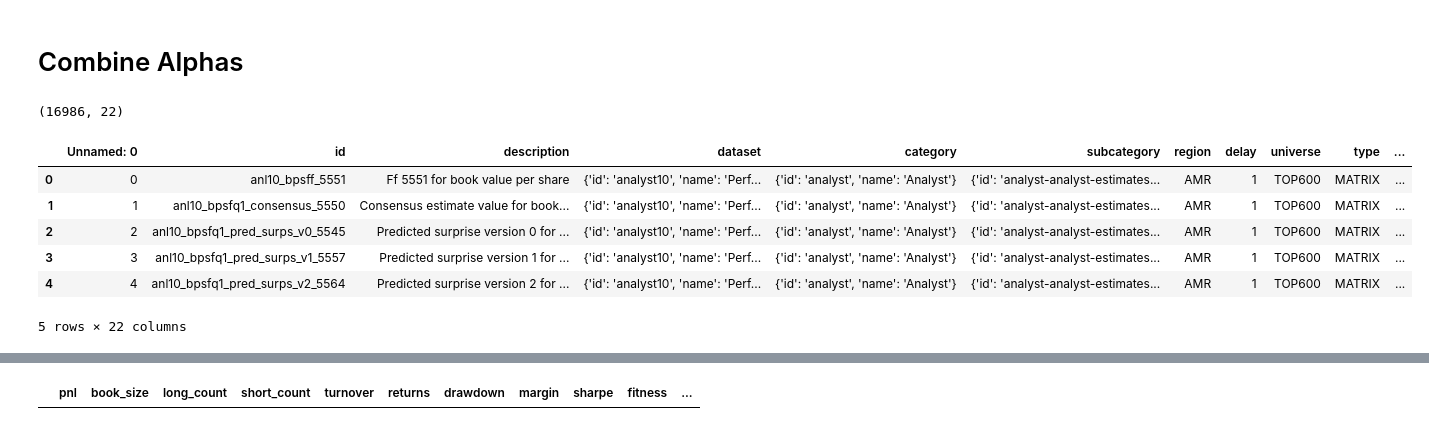
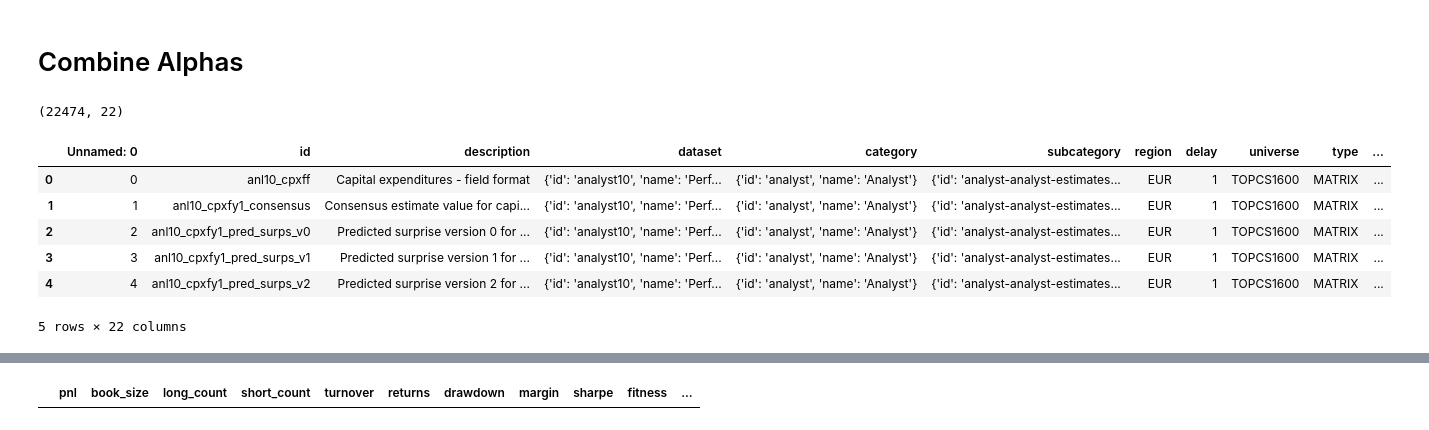
Before and after one commit to xuantianfengwu/my_wq_brain, a Jupyter notebook: ACE API [Gold]/my_backfill.ipynb, the cells around one changed output, grey strips where cells are left out. Cells and saved outputs as stored; diff of their text form; code cells hidden in the pictures.

```diff
--- a/ACE API [Gold]/my_backfill.ipynb
+++ b/ACE API [Gold]/my_backfill.ipynb
@@ -213,16 +254,23 @@ cat_df
 # %%
 # region = 'EUR'
 # region = 'CHN'
-region = 'GLB'
+# region = 'GLB'
+# region = 'ASI'
+# region = 'USA'
+region = 'IND'
 
 # universe = 'TOPCS1600'
 # universe = 'TOP2000U'
-universe='TOP3000'
+# universe='TOP3000'
+# universe = 'MINVOL1M'
+# universe = 'TOPSP500'
+universe = 'TOP500'
 
 # neutral = 'COUNTRY'
 # neutral = 'MARKET'
-# neutral = 'REVERSION_AND_MOMENTUM'
-neutral = 'SLOW'
+# neutral = 'INDUSTRY'
+neutral = 'REVERSION_AND_MOMENTUM'
+# neutral = 'SLOW'
 # neutral = 'FAST'
 # neutral = 'SLOW_AND_FAST'
 # neutral = 'CROWDING'
@@ -238,16 +286,15 @@ params = {
 }
 doc = f'{region}{universe}/{neutral}'
 
-
 # delay = 'D0'
 delay = 'D1'
 
-type = 'matrix_rank'
+# type = 'matrix_rank'
 # type = 'matrix_rank_delta5'
 # type = 'matrix_rank_delta60'
 # type = 'matrix_rank_backfill5'
 
-# type = 'vector_rank'
+type = 'vector_rank'
 # type = 'vector_rank_delta5'
 # type = 'vector_rank_delta60'
 # type = 'vector_rank_backfill5'
@@ -423,22 +477,20 @@ for f in os.listdir(f'../backfill/{doc}'):
 # %%
 import pandas as pd
 factor_files = [
-    # '../backfill/IND/[matrix]field_df_IND_TOP500_delay1.csv',
-    # '../backfill/IND/[vector]field_df_IND_TOP500_delay1.csv',
-    '../backfill/AMR/[field_df]AMR_TOP600_matrix_delay1.csv',
-    '../backfill/AMR/[field_df]AMR_TOP600_vector_delay1.csv'
+    '../backfill/EURTOPCS1600/[field_df]EUR_TOPCS1600_matrix_delay1.csv',
+    '../backfill/EURTOPCS1600/[field_df]EUR_TOPCS1600_vector_delay1.csv',
 ]
 factor_df = pd.concat([ pd.read_csv(f) for f in factor_files ])
 print(factor_df.shape)
 factor_df.head()
 # %% [output]
-(16986, 22)
+(22474, 22)
 |  | Unnamed: 0 | id | description | dataset | category | subcategory | region | delay | universe | type | ... |
-| 0 | 0 | anl10_bpsff_5551 | Ff 5551 for book value per share | {'id': 'analyst10', 'name': 'Perf... | {'id': 'analyst', 'name': 'Analyst'} | {'id': 'analyst-analyst-estimates... | AMR | 1 | TOP600 | MATRIX | ... |
-| 1 | 1 | anl10_bpsfq1_consensus_5550 | Consensus estimate value for book... | {'id': 'analyst10', 'name': 'Perf... | {'id': 'analyst', 'name': 'Analyst'} | {'id': 'analyst-analyst-estimates... | AMR | 1 | TOP600 | MATRIX | ... |
-| 2 | 2 | anl10_bpsfq1_pred_surps_v0_5545 | Predicted surprise version 0 for ... | {'id': 'analyst10', 'name': 'Perf... | {'id': 'analyst', 'name': 'Analyst'} | {'id': 'analyst-analyst-estimates... | AMR | 1 | TOP600 | MATRIX | ... |
-| 3 | 3 | anl10_bpsfq1_pred_surps_v1_5557 | Predicted surprise version 1 for ... | {'id': 'analyst10', 'name': 'Perf... | {'id': 'analyst', 'name': 'Analyst'} | {'id': 'analyst-analyst-estimates... | AMR | 1 | TOP600 | MATRIX | ... |
-| 4 | 4 | anl10_bpsfq1_pred_surps_v2_5564 | Predicted surprise version 2 for ... | {'id': 'analyst10', 'name': 'Perf... | {'id': 'analyst', 'name': 'Analyst'} | {'id': 'analyst-analyst-estimates... | AMR | 1 | TOP600 | MATRIX | ... |
+| 0 | 0 | anl10_cpxff | Capital expenditures - field format | {'id': 'analyst10', 'name': 'Perf... | {'id': 'analyst', 'name': 'Analyst'} | {'id': 'analyst-analyst-estimates... | EUR | 1 | TOPCS1600 | MATRIX | ... |
+| 1 | 1 | anl10_cpxfy1_consensus | Consensus estimate value for capi... | {'id': 'analyst10', 'name': 'Perf... | {'id': 'analyst', 'name': 'Analyst'} | {'id': 'analyst-analyst-estimates... | EUR | 1 | TOPCS1600 | MATRIX | ... |
+| 2 | 2 | anl10_cpxfy1_pred_surps_v0 | Predicted surprise version 0 for ... | {'id': 'analyst10', 'name': 'Perf... | {'id': 'analyst', 'name': 'Analyst'} | {'id': 'analyst-analyst-estimates... | EUR | 1 | TOPCS1600 | MATRIX | ... |
+| 3 | 3 | anl10_cpxfy1_pred_surps_v1 | Predicted surprise version 1 for ... | {'id': 'analyst10', 'name': 'Perf... | {'id': 'analyst', 'name': 'Analyst'} | {'id': 'analyst-analyst-estimates... | EUR | 1 | TOPCS1600 | MATRIX | ... |
+| 4 | 4 | anl10_cpxfy1_pred_surps_v2 | Predicted surprise version 2 for ... | {'id': 'analyst10', 'name': 'Perf... | {'id': 'analyst', 'name': 'Analyst'} | {'id': 'analyst-analyst-estimates... | EUR | 1 | TOPCS1600 | MATRIX | ... |
 5 rows × 22 columns
 # %%
 def extract_last_parentheses(text):
```
Also changed, not shown: parts of 15 cells of this notebook.
